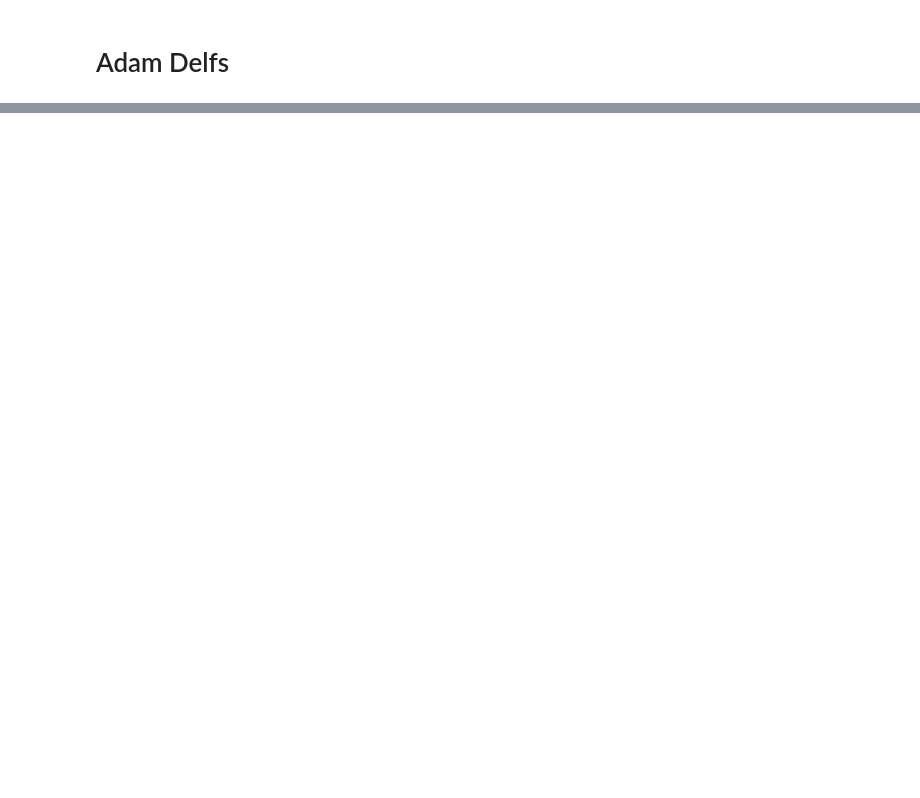
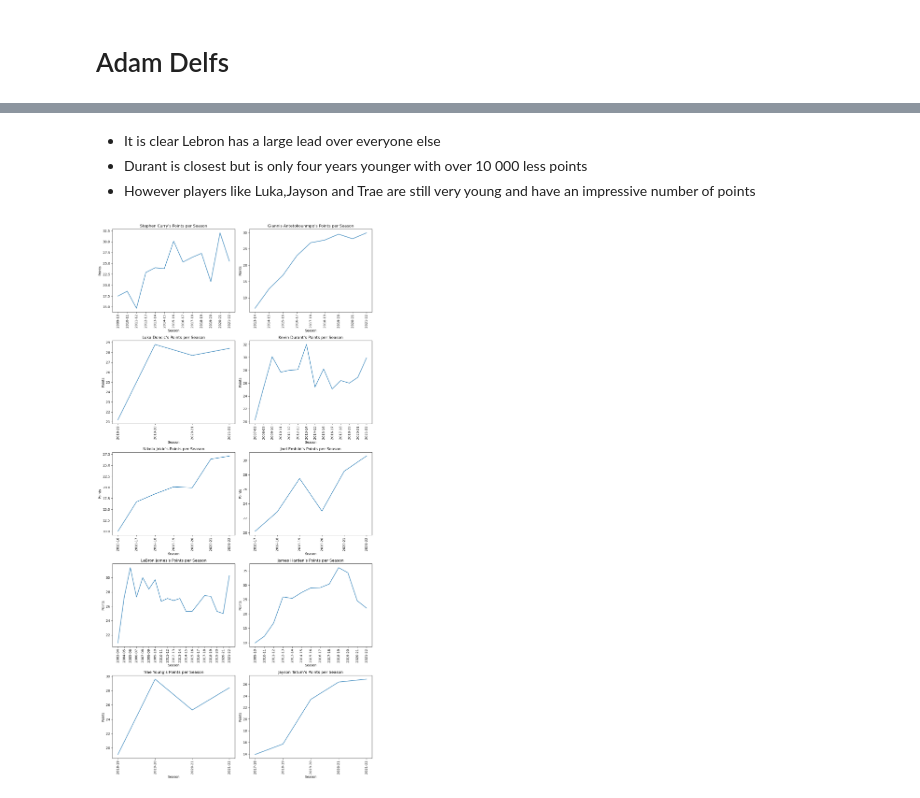
Before and after one commit to ubco-W2022T2-data301/project-group-group39, a Jupyter notebook: analysis/analysis1.ipynb, the cells around one changed output, grey strips where cells are left out. Cells and saved outputs as stored; diff of their text form; code cells hidden in the pictures; blank space fills up the shorter version.

```diff
--- a/analysis/analysis1.ipynb
+++ b/analysis/analysis1.ipynb
@@ -17,0 +66,32 @@ pd.read_csv("../data/raw/archive (2)/player.csv")
+# %% [markdown]
+- It is clear Lebron has a large lead over everyone else
+- Durant is closest but is only four years younger with over 10 000 less points
+- However players like Luka,Jayson and Trae are still very young and have an impressive number of points
+# %%
+import seaborn as sns
+import matplotlib.pyplot as plt
+
+player_names = ["Stephen Curry", "Giannis Antetokounmpo", "Luka Doncic", "Kevin Durant", "Nikola Jokic", "Joel Embiid", "LeBron James",'James Harden', 'Trae Young','Jayson Tatum']
+
+fig, axes = plt.subplots(nrows=5, ncols=2, figsize=(12, 24))
+
+for i, player_name in enumerate(player_names):
+    row = i // 2
+    col = i % 2
+
+    df_player = df[df['player_name'] == player_name]
+
+    sns.lineplot(data=df_player, x='season', y='pts', ax=axes[row, col])
+
+    axes[row, col].set_title(f"{player_name}'s Points per Season")
+    axes[row, col].set_xlabel("Season")
+    axes[row, col].set_ylabel("Points")
+
+    axes[row, col].set_xticks(range(len(df_player['season'].unique())))
+    axes[row, col].set_xticklabels(labels=df_player['season'].unique(), rotation=90)
+
+
+plt.tight_layout()
+plt.show()
+# %% [output]
+[figure, added]
```
Also changed, not shown: parts of 7 cells of this notebook, 1 other file.
